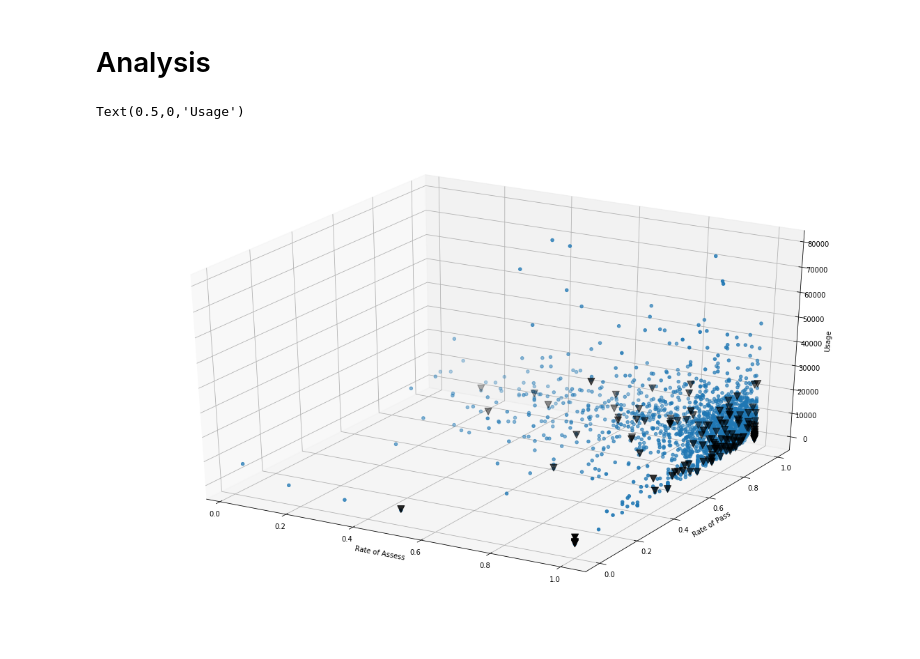
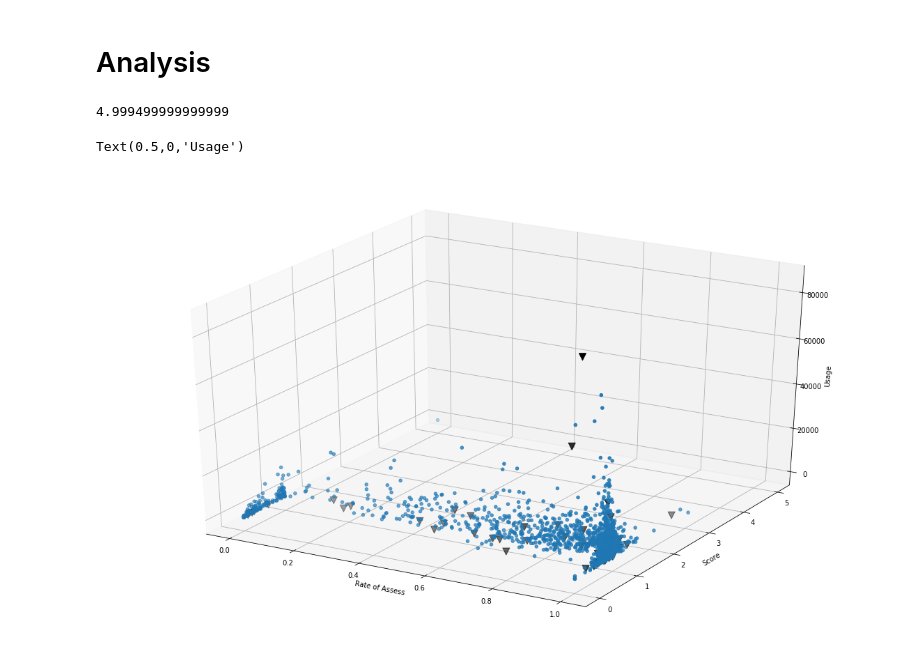
Before and after one commit to vicaws/Whizz, a Jupyter notebook: Code/Churn/Churn/NB_FeatureEngineering.ipynb, the cells around one changed output. Drawn from its saved outputs; the diff is of its cells as text; code cells hidden in the pictures.

```diff
--- a/Code/Churn/Churn/NB_FeatureEngineering.ipynb
+++ b/Code/Churn/Churn/NB_FeatureEngineering.ipynb
@@ -61,8 +61,7 @@ ftr.add_usageTime(df_lesson1, df_incomp1)
 ftr.add_progressions(df_lesson1)
 ftr.add_age(df_pupils)
 ftr.add_outcome(df_lesson1)
-
-ftr.df_features_.head()
+ftr.add_score(df_lesson1, df_incomp1)
 # %% [output]
 + Add feature: usage time.
 + Add feature: progressions.
@@ -78,33 +81,38 @@ ftr.df_features_.head()
 # %% [markdown]
 # Analysis
 # %%
-study_month = 2
+study_month = 5
 
 ftrCM = FeatureCM(ftr, study_month, df_subspt1)
 
 ftrCM.add_usageTime()
 ftrCM.add_progress()
-ftrCM.add_age
+ftrCM.add_age()
 ftrCM.add_outcome()
+ftrCM.add_score()
 # %%
 df_agg = ftrCM.df_whizz_
 
 churner = df_agg[df_agg['churn']==1]
 nonchurner = df_agg[df_agg['churn']==0]
+# %%
+df_agg.score.max()
+# %% [output]
+4.999499999999999
 # %%
 from mpl_toolkits.mplot3d import Axes3D
 
 fig = plt.figure(figsize=(20,12))
 ax = fig.add_subplot(111, projection='3d')
 
-ax.scatter(nonchurner.rate_assess, nonchurner.rate_pass, nonchurner.usage)
-ax.scatter(churner.rate_assess, churner.rate_pass, churner.usage, marker='v', s=100, c='k')
+ax.scatter(nonchurner.rate_assess, nonchurner.score, nonchurner.usage)
+ax.scatter(churner.rate_assess, churner.score, churner.usage, marker='v', s=100, c='k')
 ax.set_xlabel('Rate of Assess')
-ax.set_ylabel('Rate of Pass')
+ax.set_ylabel('Score')
 ax.set_zlabel('Usage')
 
 #ax.view_init(elev=10, azim=200)
 # %% [output]
 Text(0.5,0,'Usage')
-[figure, old version]
+[figure, new version]
 # %%
```
Also changed, not shown: parts of 8 cells of this notebook, 2 other files.
